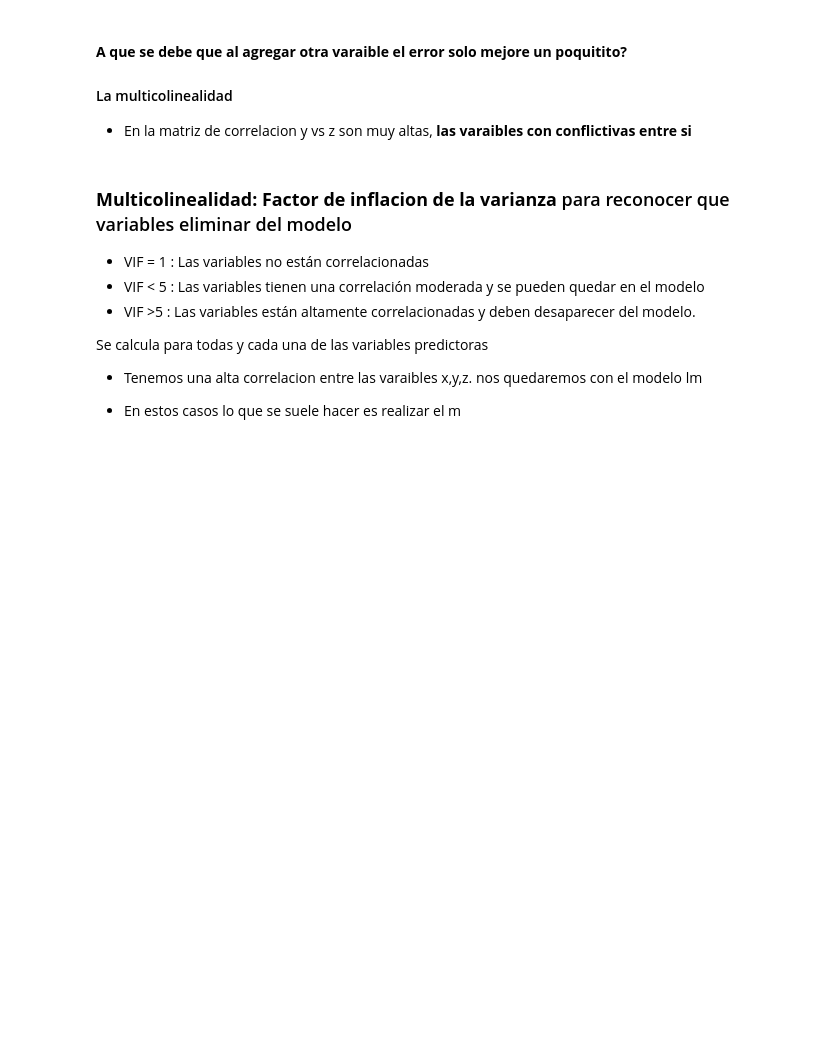
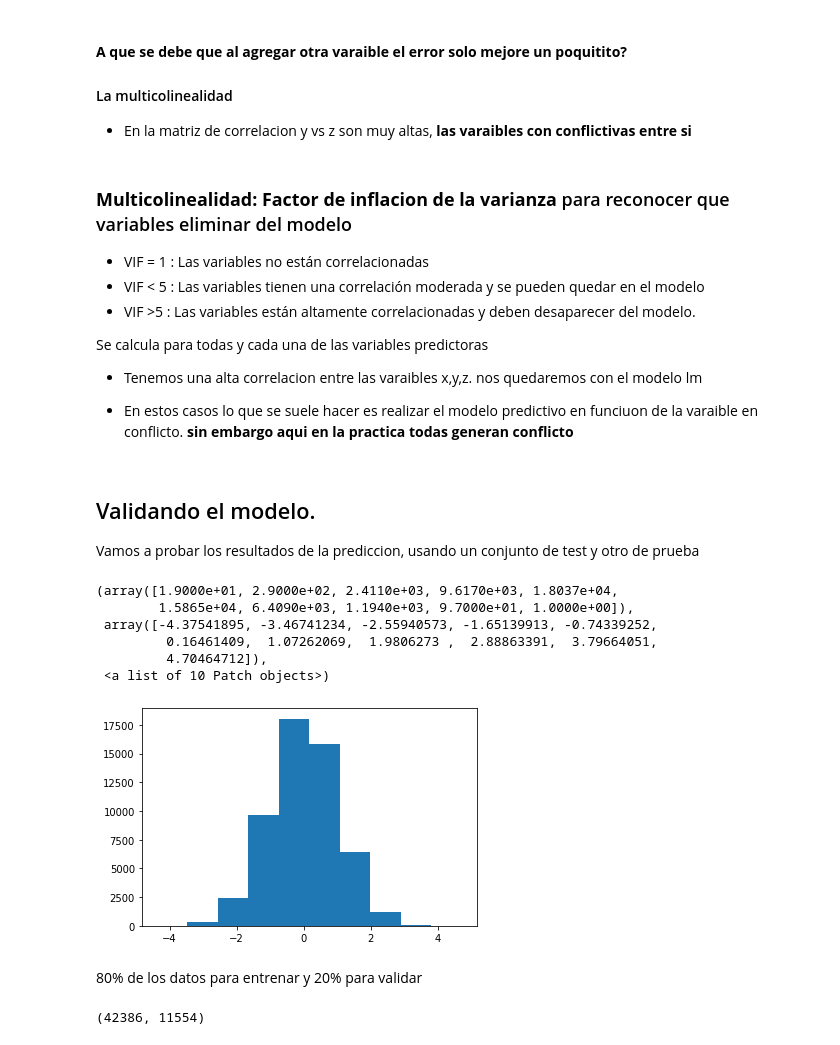
Before and after one commit to luisbenitez02/MachineLearningExamples, a Jupyter notebook: notebooks/01-SimpleLinearRegression-Diamonds.ipynb, the cells around one changed output. Drawn from its saved outputs; the diff is of its cells as text; code cells hidden in the pictures; blank space fills up the shorter version.

Commit message:
Agregada validacion de datos con conjuntos de test y train
* Se prueba el modelo partiendo los datos en conjuntos de test y training
   - Obtenido un 1.19% de error

```diff
--- a/notebooks/01-SimpleLinearRegression-Diamonds.ipynb
+++ b/notebooks/01-SimpleLinearRegression-Diamonds.ipynb
@@ -423,4 +423,21 @@ Se calcula para todas y cada una de las variables predictoras
 
 * Tenemos una alta correlacion entre las varaibles x,y,z. nos quedaremos con el modelo lm
 
-* En estos casos lo que se suele hacer es realizar el m
+* En estos casos lo que se suele hacer es realizar el modelo predictivo en funciuon de la varaible en conflicto. **sin embargo aqui en la practica todas generan conflicto**
+# %% [markdown]
+## Validando el modelo.
+Vamos a probar los resultados de la prediccion, usando un conjunto de test y otro de prueba
+# %%
+a = np.random.randn(len(data_set)) #construyo distribucion uniforme Normal con el mismo numero de elementos del dataset
+# %%
+plt.hist(a)
+# %% [output]
+(array([1.9000e+01, 2.9000e+02, 2.4110e+03, 9.6170e+03, 1.8037e+04,
+        1.5865e+04, 6.4090e+03, 1.1940e+03, 9.7000e+01, 1.0000e+00]),
+ array([-4.37541895, -3.46741234, -2.55940573, -1.65139913, -0.74339252,
+         0.16461409,  1.07262069,  1.9806273 ,  2.88863391,  3.79664051,
+         4.70464712]),
+ <a list of 10 Patch objects>)
+[figure, added]
+# %% [markdown]
+80% de los datos para entrenar y 20% para validar
@@ -426,0 +448,4 @@ Se calcula para todas y cada una de las variables predictoras
+# %%
+len(training), len(testing)
+# %% [output]
+(42386, 11554)
```
Also changed, not shown: parts of 12 cells of this notebook.
